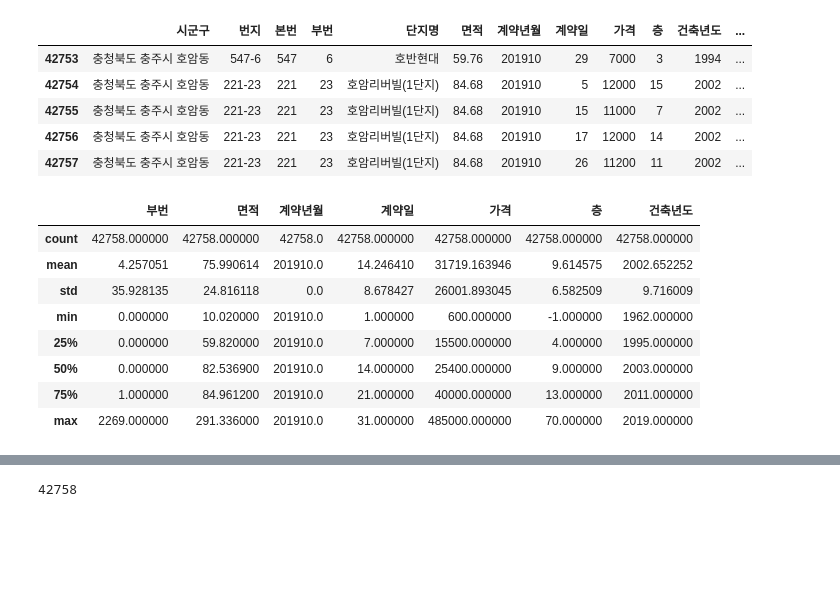
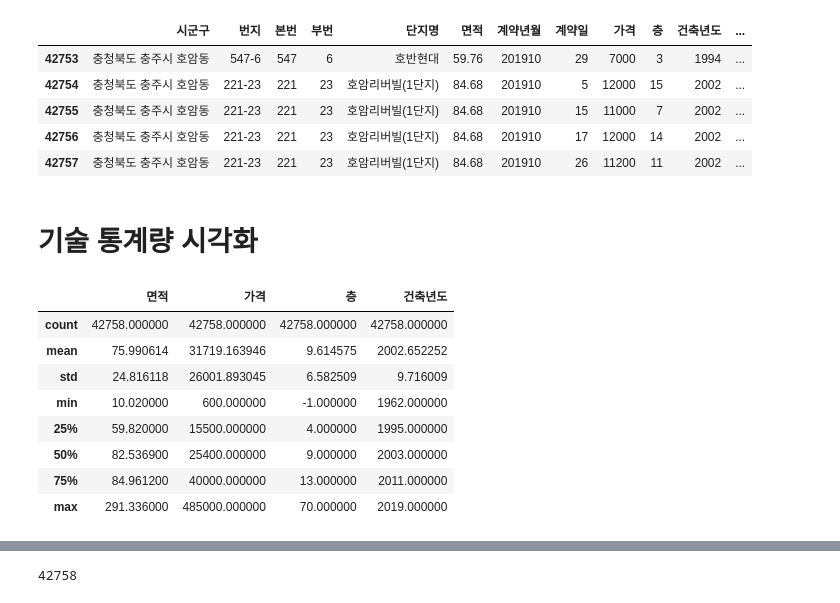
Before and after one commit to Gasijiyo/FirstStep_Python, a Jupyter notebook: py26_apt.ipynb, the cells around one changed output, grey strips where cells are left out. Saved outputs shown, nothing was run; the diff lists cells and outputs as text; code cells hidden in the pictures; blank space fills up the shorter version.

```diff
--- a/py26_apt.ipynb
+++ b/py26_apt.ipynb
@@ -92,15 +127,17 @@ apt.tail()
 | 42755 | 충청북도 충주시 호암동 | 221-23 | 221 | 23 | 호암리버빌(1단지) | 84.68 | 201910 | 15 | 11000 | 7 | 2002 | ... |
 | 42756 | 충청북도 충주시 호암동 | 221-23 | 221 | 23 | 호암리버빌(1단지) | 84.68 | 201910 | 17 | 12000 | 14 | 2002 | ... |
 | 42757 | 충청북도 충주시 호암동 | 221-23 | 221 | 23 | 호암리버빌(1단지) | 84.68 | 201910 | 26 | 11200 | 11 | 2002 | ... |
+# %% [markdown]
+# 기술 통계량 시각화
 # %%
-apt.describe()
+apt[['면적','가격','층','건축년도']].describe()
 # %% [output]
-|  | 부번 | 면적 | 계약년월 | 계약일 | 가격 | 층 | 건축년도 |
-| count | 42758.000000 | 42758.000000 | 42758.0 | 42758.000000 | 42758.000000 | 42758.000000 | 42758.000000 |
-| mean | 4.257051 | 75.990614 | 201910.0 | 14.246410 | 31719.163946 | 9.614575 | 2002.652252 |
-| std | 35.928135 | 24.816118 | 0.0 | 8.678427 | 26001.893045 | 6.582509 | 9.716009 |
-| min | 0.000000 | 10.020000 | 201910.0 | 1.000000 | 600.000000 | -1.000000 | 1962.000000 |
-| 25% | 0.000000 | 59.820000 | 201910.0 | 7.000000 | 15500.000000 | 4.000000 | 1995.000000 |
-| 50% | 0.000000 | 82.536900 | 201910.0 | 14.000000 | 25400.000000 | 9.000000 | 2003.000000 |
-| 75% | 1.000000 | 84.961200 | 201910.0 | 21.000000 | 40000.000000 | 13.000000 | 2011.000000 |
-| max | 2269.000000 | 291.336000 | 201910.0 | 31.000000 | 485000.000000 | 70.000000 | 2019.000000 |
+|  | 면적 | 가격 | 층 | 건축년도 |
+| count | 42758.000000 | 42758.000000 | 42758.000000 | 42758.000000 |
+| mean | 75.990614 | 31719.163946 | 9.614575 | 2002.652252 |
+| std | 24.816118 | 26001.893045 | 6.582509 | 9.716009 |
+| min | 10.020000 | 600.000000 | -1.000000 | 1962.000000 |
+| 25% | 59.820000 | 15500.000000 | 4.000000 | 1995.000000 |
+| 50% | 82.536900 | 25400.000000 | 9.000000 | 2003.000000 |
+| 75% | 84.961200 | 40000.000000 | 13.000000 | 2011.000000 |
+| max | 291.336000 | 485000.000000 | 70.000000 | 2019.000000 |
```
Also changed, not shown: parts of 22 cells of this notebook.
